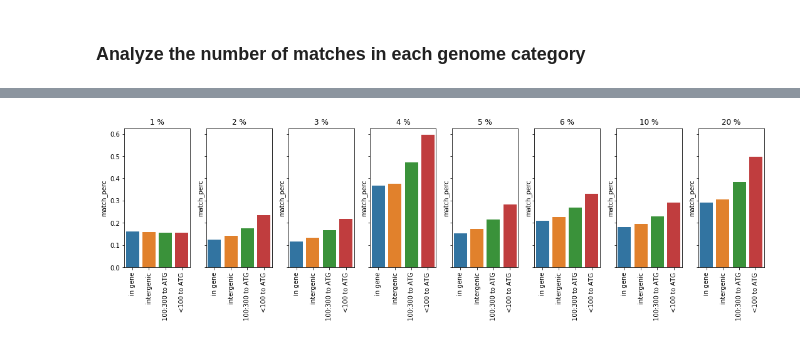
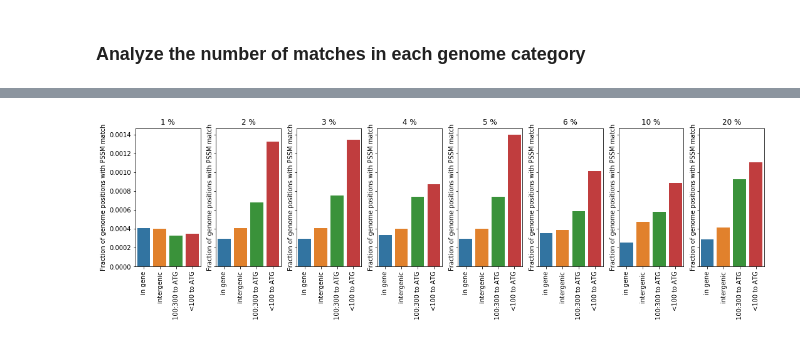
Before and after one commit to erinhwilson/promoter-id-from-rnaseq, a Jupyter notebook: analyze_consensus_motif.ipynb, the cells around one changed output, grey strips where cells are left out. Drawn from its saved outputs; the diff is of its cells as text; code cells hidden in the pictures.

```diff
--- a/analyze_consensus_motif.ipynb
+++ b/analyze_consensus_motif.ipynb
@@ -438,9 +457,0 @@ motif_match_cat_dfs[1]
-# %%
-all_cat_dfs = []
-for nperc in motif_match_cat_dfs:
-    df = motif_match_cat_dfs[nperc]
-    df['nperc'] = nperc
-    all_cat_dfs.append(df)
-all_cat_df = pd.concat(all_cat_dfs)
-all_cat_df.to_csv('all_cat_df.tsv',sep='\t',index=False)
-all_cat_df
@@ -465,9 +457,0 @@ all_cat_df
-# %%
-top_all_cat_dfs = []
-for nperc in top_motif_match_cat_dfs:
-    df = top_motif_match_cat_dfs[nperc]
-    df['nperc'] = nperc
-    top_all_cat_dfs.append(df)
-top_all_cat_df = pd.concat(top_all_cat_dfs)
-top_all_cat_df.to_csv('top_all_cat_df.tsv',sep='\t',index=False)
-top_all_cat_df
@@ -502,14 +472,11 @@ def compare_genome_cat_enrichment(df):
         ax = axes_list.pop(0)
         sns.barplot(data=sub_df,x='cat',y='match_perc',ax=ax,order=genome_cat_order)
 
-
-
-    #     # axis and title configs
+        # axis and title configs
         ax.set_title(f"{nperc} %")#.split('|')[0])
-        #ax.set_xticks(angle=90)
         ax.set_xticklabels(ax.get_xticklabels(),rotation=90)
         ax.set_xlabel("")
-    #     ax.set_ylabel("BioP votes")
+        ax.set_ylabel("Fraction of genome positions with PSSM match")
 
     # Now use the matplotlib .remove() method to
     # delete anything we didn't use
@@ -519,0 +503,13 @@ def compare_genome_cat_enrichment(df):
+# %%
+top_cat_dfs_4000 = []
+for nperc,df in all_motif_match_df.groupby('nperc'):
+    # take top 4000 scores from each n-percent threshold
+    top_df = df.sort_values('score',ascending=False).head(4000)
+
+    top_cat_df = cu.analyze_motif_matches_across_genome(
+        top_df,
+        baseline_cat_df)
+
+    top_cat_df['nperc'] = nperc
+    top_cat_dfs_4000.append(top_cat_df)
+    top_cat_df_4000 = pd.concat(top_cat_dfs_4000)
@@ -520,4 +525,4 @@ def compare_genome_cat_enrichment(df):
 # %%
-compare_genome_cat_enrichment(all_cat_df)
+compare_genome_cat_enrichment(top_cat_df_4000)
 # %% [output]
-[figure, old version]
+[figure, new version]
```
Also changed, not shown: parts of 64 cells of this notebook, 1 other file.
